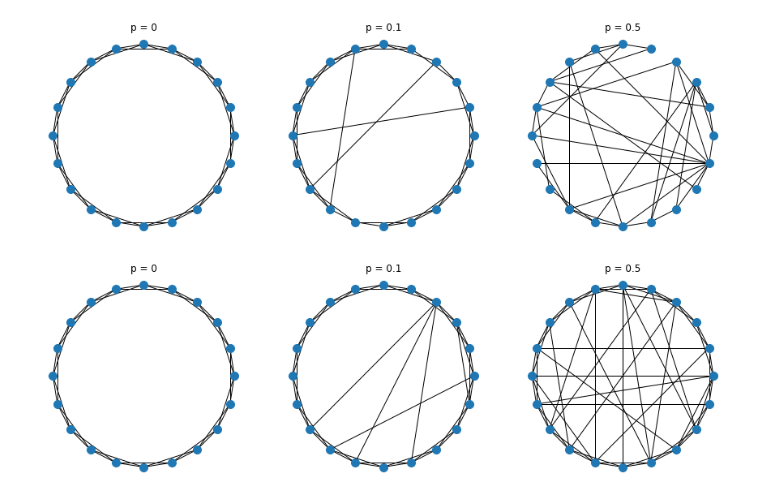
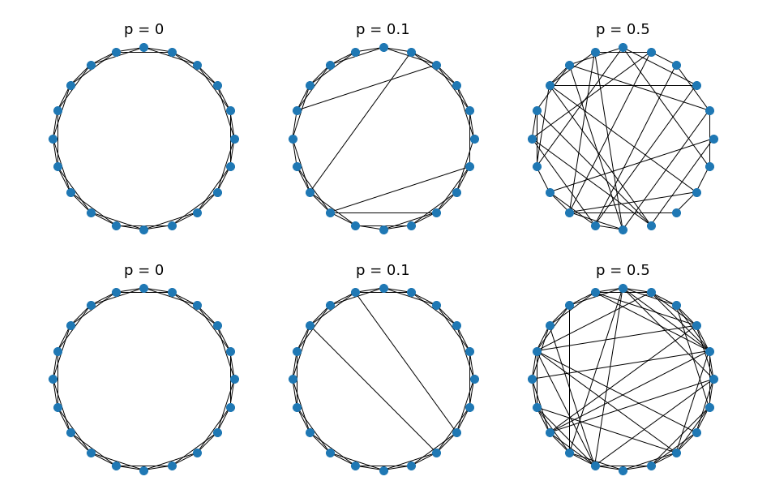
Before and after one commit to yipeizhao/Project, a Jupyter notebook: misc.ipynb, the cells around one changed output. Saved outputs shown, nothing was run; the diff lists cells and outputs as text; code cells hidden in the pictures.

```diff
--- a/misc.ipynb
+++ b/misc.ipynb
@@ -168,27 +67,27 @@ plt.savefig("figures/mari_exception.eps",format="eps")
 # %%
 plt.figure(figsize=(15,10))
 plt.subplot(2,3,1)
 nx.draw_circular(nx.watts_strogatz_graph(20,4,0),node_size=100)
-plt.title("p = 0")
+plt.title("p = 0",fontsize= 18)
 plt.subplot(2,3,2)
 nx.draw_circular(nx.watts_strogatz_graph(20,4,0.1),node_size=100)
-plt.title("p = 0.1")
+plt.title("p = 0.1",fontsize= 18)
 plt.subplot(2,3,3)
 nx.draw_circular(nx.watts_strogatz_graph(20,4,0.5),node_size=100)
-plt.title("p = 0.5")
+plt.title("p = 0.5",fontsize= 18)
 
 plt.subplot(2,3,4)
 nx.draw_circular(nx.newman_watts_strogatz_graph(20,4,0),node_size=100)
-plt.title("p = 0")
+plt.title("p = 0",fontsize= 18)
 plt.subplot(2,3,5)
 nx.draw_circular(nx.newman_watts_strogatz_graph(20,4,0.1),node_size=100)
-plt.title("p = 0.1")
+plt.title("p = 0.1",fontsize= 18)
 plt.subplot(2,3,6)
 nx.draw_circular(nx.newman_watts_strogatz_graph(20,4,0.5),node_size=100)
-plt.title("p = 0.5")
+plt.title("p = 0.5",fontsize= 18)
 plt.savefig("figures/small_world_network_model.eps",format = "eps")
 # %% [output]
-[figure, old version]
+[figure, new version]
 # %%
 def degree_distribution(G):
     degree_sequence = sorted([d for n, d in G.degree()],reverse = True)
```
Also changed, not shown: parts of 19 cells of this notebook, 53 other files.
